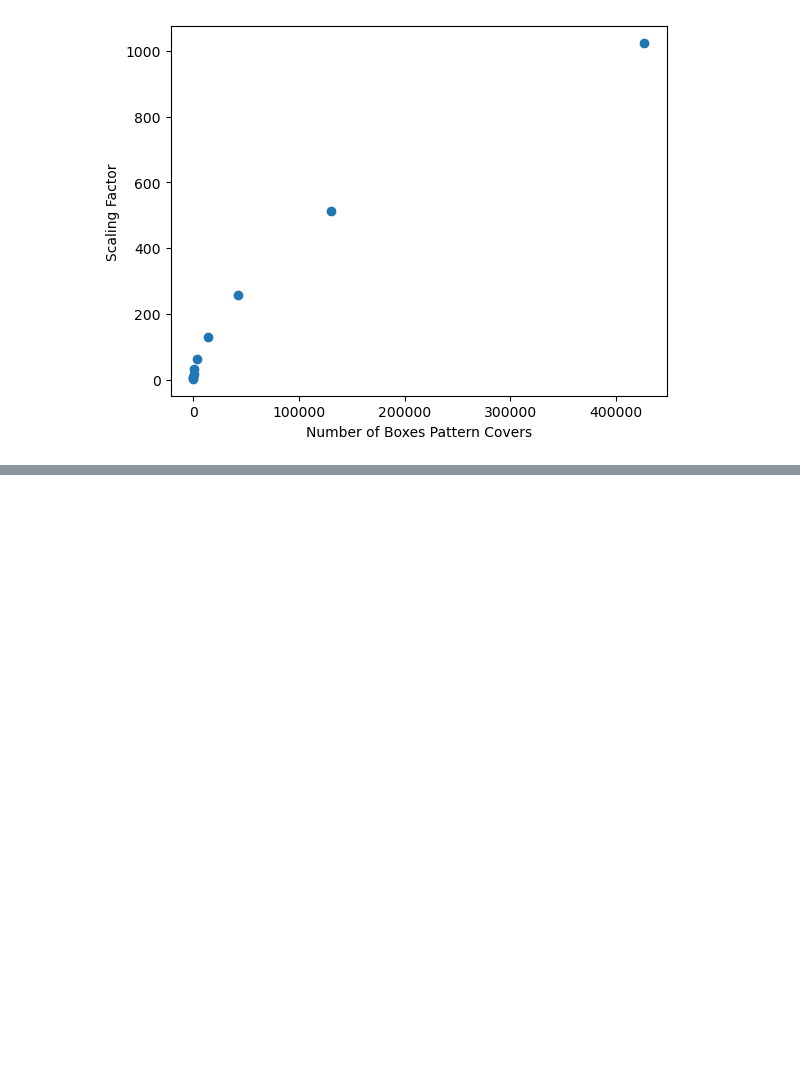
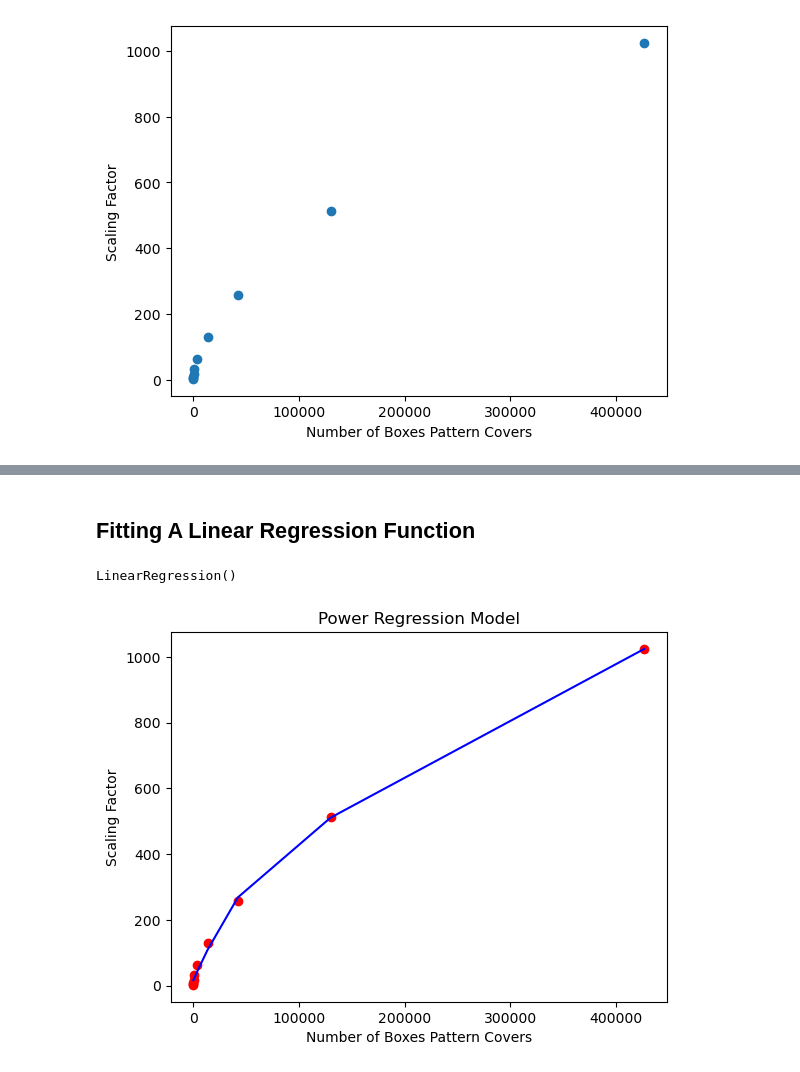
Before and after one commit to nathan-barry/fractal-dimension-calculator, a Jupyter notebook: fractal-dimension.ipynb, the cells around one changed output, grey strips where cells are left out. Cells and saved outputs as stored; diff of their text form; code cells hidden in the pictures; blank space fills up the shorter version.

```diff
--- a/fractal-dimension.ipynb
+++ b/fractal-dimension.ipynb
@@ -169,0 +212,20 @@ plt.show()
+# %% [markdown]
+## Fitting A Linear Regression Function
+# %%
+from sklearn.preprocessing import PolynomialFeatures
+poly_reg = PolynomialFeatures(degree=3)
+x_poly = poly_reg.fit_transform(x)
+lin_reg_2 = LinearRegression()
+lin_reg_2.fit(x_poly, y)
+# %% [output]
+LinearRegression()
+# %%
+plt.scatter(x, y, color='red')
+plt.plot(x, lin_reg_2.predict(poly_reg.fit_transform(x)), color="blue")
+plt.title("Power Regression Model")
+plt.xlabel('Number of Boxes Pattern Covers')
+plt.ylabel('Scaling Factor')
+#plt.axis([0, 427023, 0, 512])
+plt.show()
+# %% [output]
+[figure, added]
```
Also changed, not shown: parts of 5 cells of this notebook.
